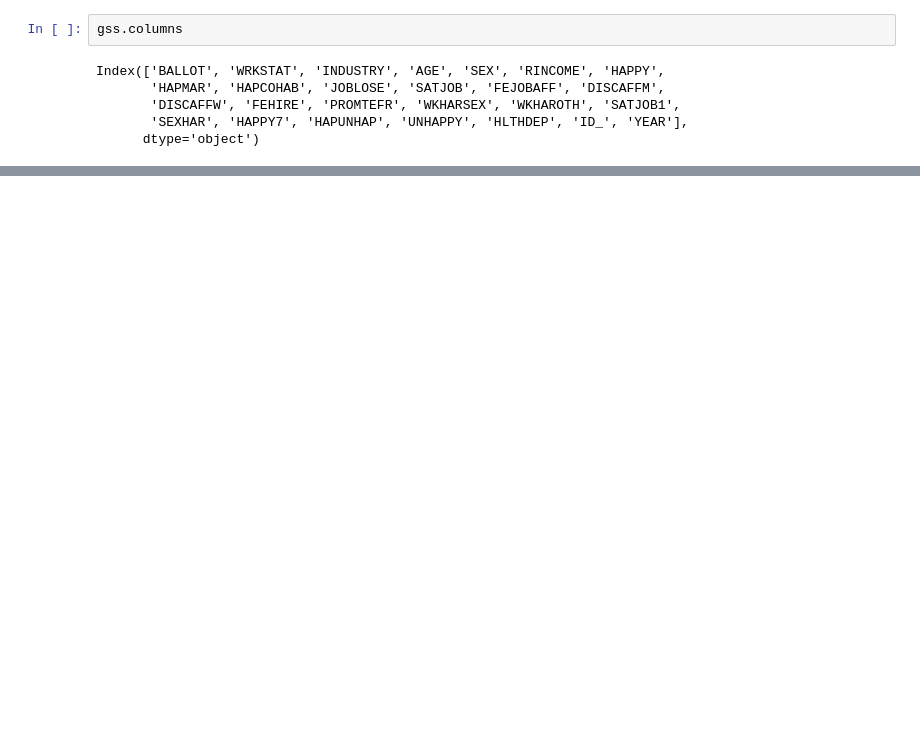
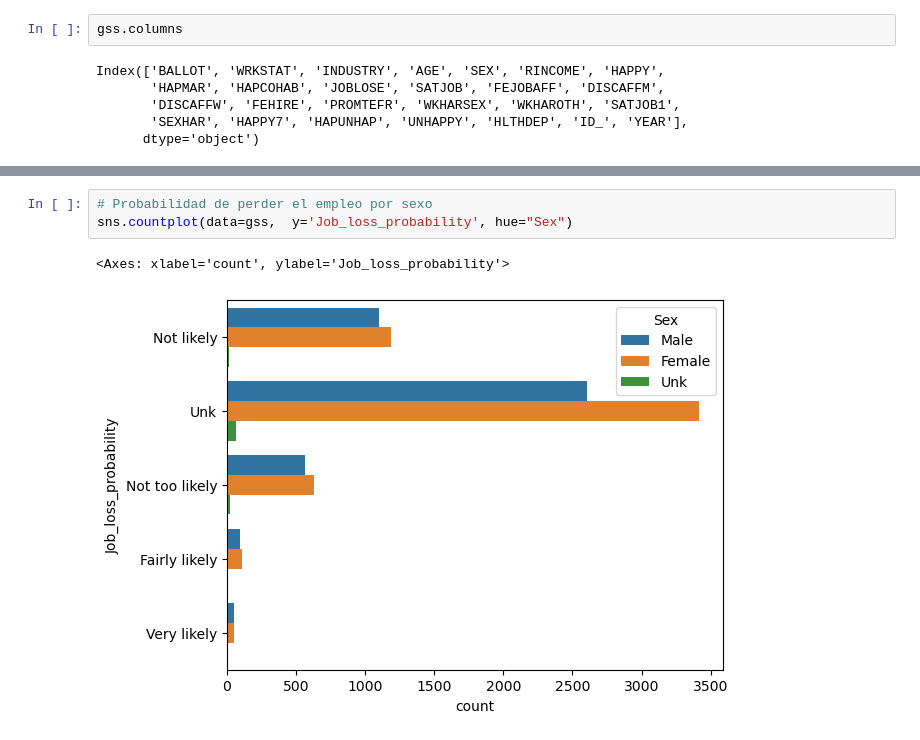
Before and after one commit to NuriaSalasVazquez/da-project-promo-49-modulo-4-team-9, a Jupyter notebook: 03_eda_gssdata.ipynb, the cells around one changed output, grey strips where cells are left out. Drawn from its saved outputs; the diff is of its cells as text; blank space fills up the shorter version.

```diff
--- a/03_eda_gssdata.ipynb
+++ b/03_eda_gssdata.ipynb
@@ -256,0 +721,6 @@ df.replace(missing_codes, np.nan, inplace=True)
+# %%
+# Probabilidad de perder el empleo por sexo
+sns.countplot(data=gss,  y='Job_loss_probability', hue="Sex")
+# %% [output]
+<Axes: xlabel='count', ylabel='Job_loss_probability'>
+[figure, added]
```
Also changed, not shown: parts of 34 cells of this notebook, 1 other file.
